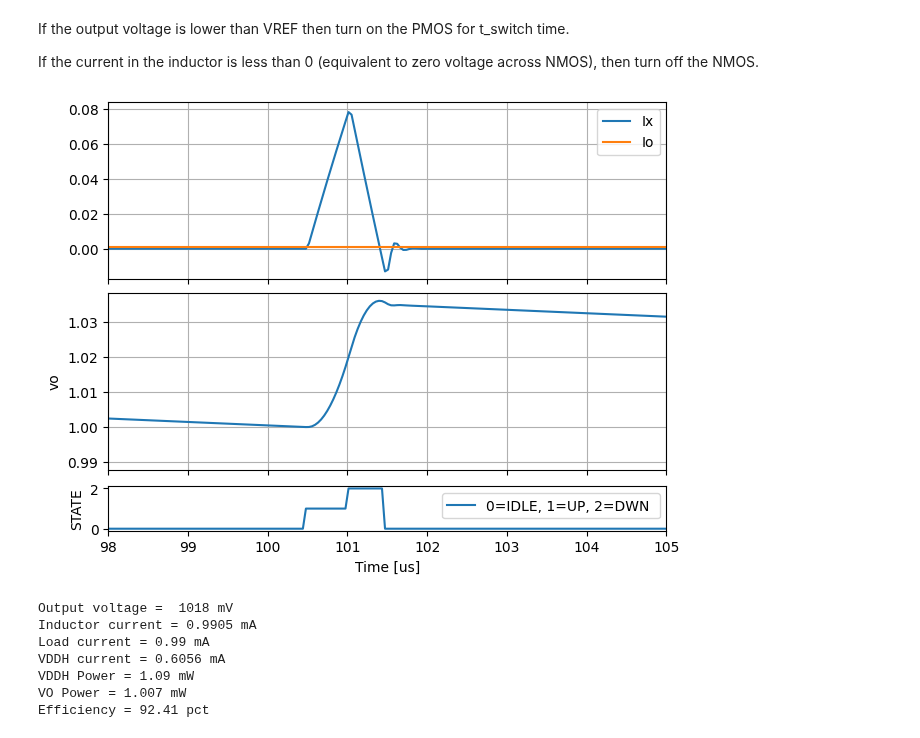
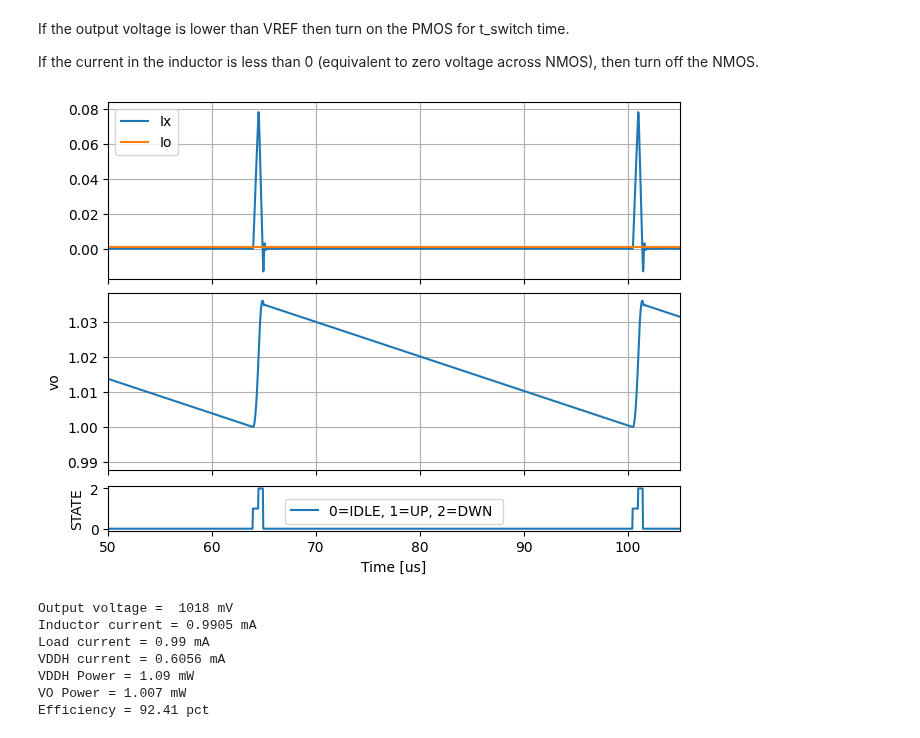
Before and after one commit to wulffern/aic2027, a Jupyter notebook: jupyter/buck_pfm.ipynb, the cells around one changed output. Cells and saved outputs as stored; diff of their text form; code cells hidden in the pictures.

```diff
--- a/jupyter/buck_pfm.ipynb
+++ b/jupyter/buck_pfm.ipynb
@@ -82,29 +82,30 @@ for i in range(1,N):
 # %%
 import matplotlib.pyplot as plt
 fig, (ax0,ax1,ax2) = plt.subplots(nrows=3, ncols=1, constrained_layout=True,sharex=True,gridspec_kw={'height_ratios':[4,4,1]})
 
 ax0.plot(t/u,ix,label="Ix")
 ax0.plot(t/u,io,label="Io")
 ax0.legend()
 ax0.grid('both')
 plt.xlabel("Time [us]")
 ax1.grid('both')
 ax1.plot(t/u,vo)
 ax1.set_ylabel("vo")
 ax2.plot(t/u,vstate,label="0=IDLE, 1=UP, 2=DWN ")
 plt.legend()
 plt.ylabel("STATE")
 
 
 #ax0.set_ylim(-0.06,0.06)
 #ax1.set_ylim(0.987,0.990)
-plt.xlim(98,105)
+#plt.xlim(98,105)
+plt.xlim(50,105)
 
 
 plt.xlabel("Time [us]")
 plt.savefig("../media/l07_buck_pfm_fig_save.pdf")
 # %% [output]
-[figure, old version]
+[figure, new version]
 # %%
 vo_avg = np.mean(vo[int(N/2):])
 ix_avg = np.mean(ix[int(N/2):])
```
Also changed, not shown: 9 other files.
